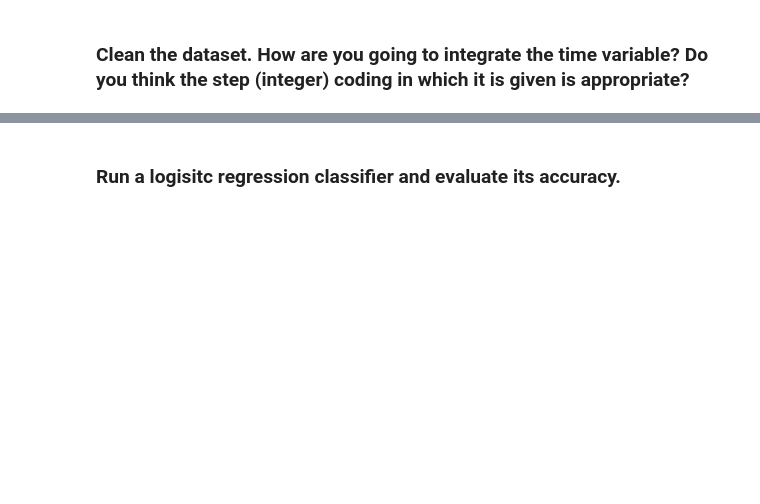
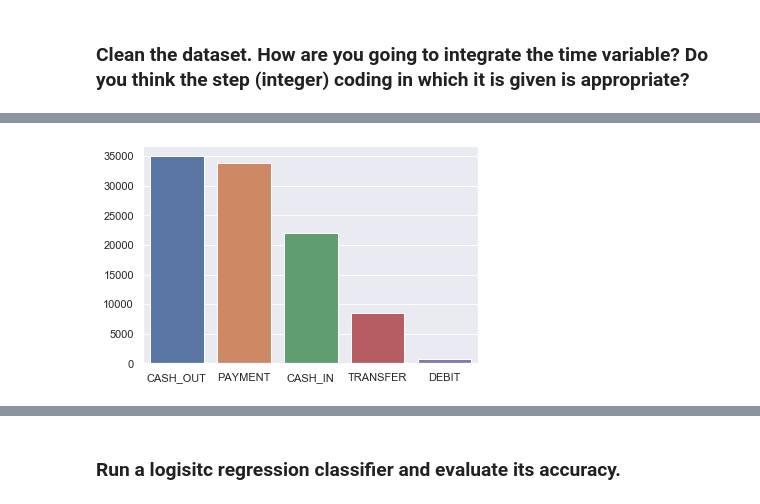
Before and after one commit to ta-data-lis/lab-imbalance, a Jupyter notebook: your-code/lab_imbalance.ipynb, the cells around one changed output, grey strips where cells are left out. Drawn from its saved outputs; the diff is of its cells as text; code cells hidden in the pictures; blank space fills up the shorter version.

```diff
--- a/your-code/lab_imbalance.ipynb
+++ b/your-code/lab_imbalance.ipynb
@@ -21,0 +112,4 @@ Like we disussed in class, when we have noisy data, if we are not careful, we ca
+# %%
+#Drop double target
+sample = sample.drop(['isFlaggedFraud'],axis=1)
+sample.columns
@@ -21,0 +120,5 @@ Like we disussed in class, when we have noisy data, if we are not careful, we ca
+# %%
+# Check duplicates
+len(sample.nameOrig.unique())
+df = sample.drop_duplicates(subset='nameOrig', keep="first")
+df.shape
@@ -21,0 +142,7 @@ Like we disussed in class, when we have noisy data, if we are not careful, we ca
+# %%
+# counts by type of operation
+sns.set()
+ax = sns.barplot(x=df['type'].value_counts().index, y=df['type'].value_counts().values)
+plt.show()
+# %% [output]
+[figure, added]
```
Also changed, not shown: parts of 36 cells of this notebook, 1 other file.
